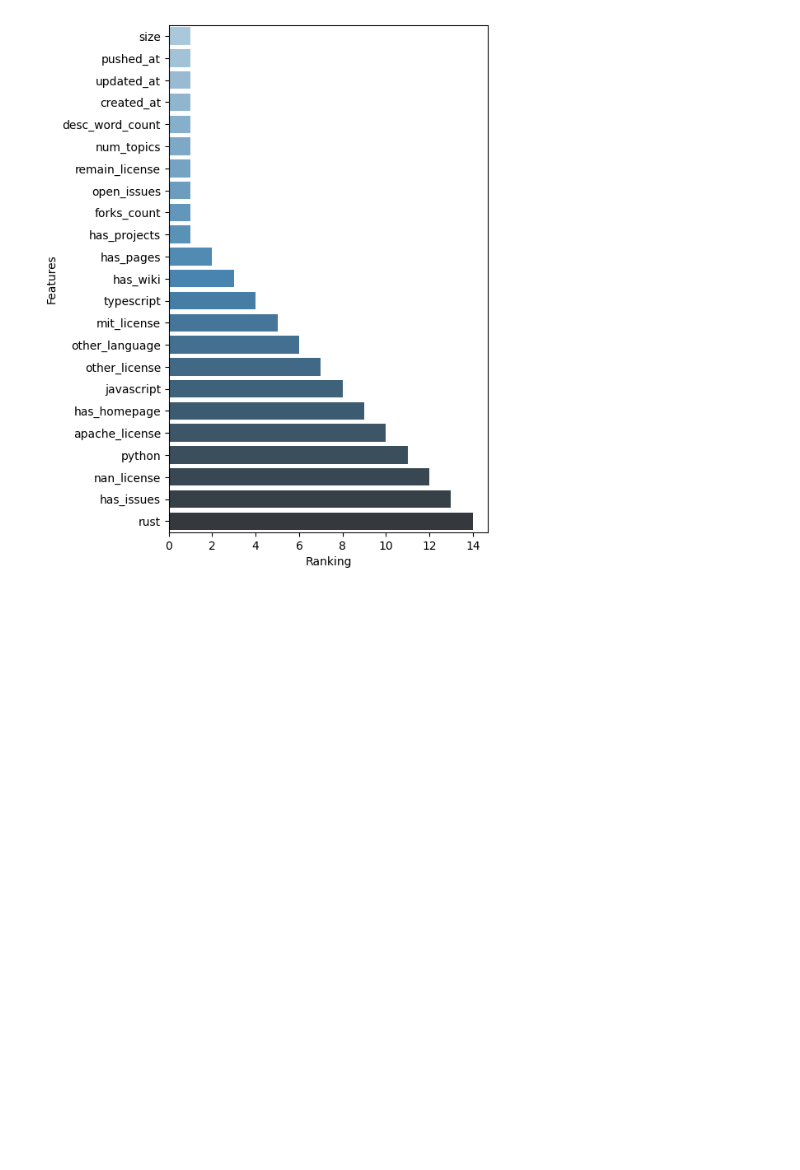
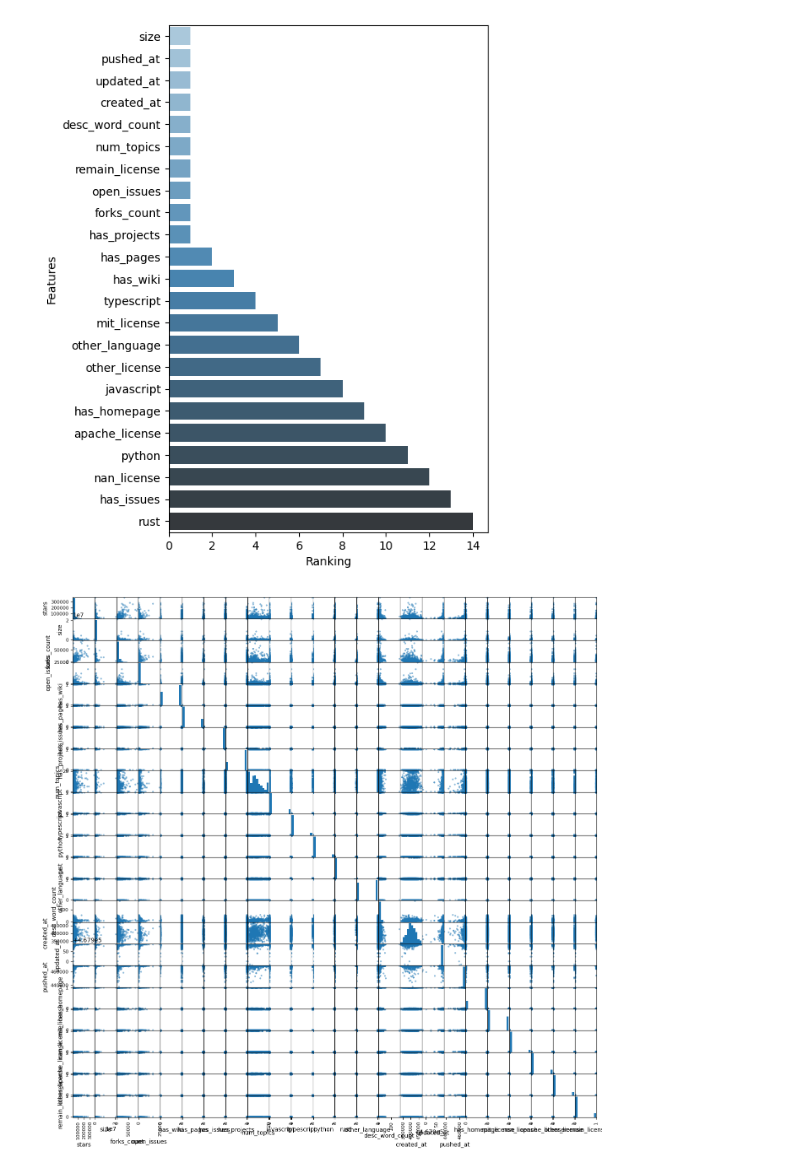
Before and after one commit to EmaDulj/Data-Engineering-II-Project, a Jupyter notebook: visualization.ipynb, the cells around one changed output. Saved outputs shown, nothing was run; the diff lists cells and outputs as text; code cells hidden in the pictures; blank space fills up the shorter version.

```diff
--- a/visualization.ipynb
+++ b/visualization.ipynb
@@ -153,3 +156,12 @@ sns.barplot(x='Ranking', y="Features", data=df, order=df.sort_values('Ranking').
 Name: Features, dtype: object
 <Axes: xlabel='Ranking', ylabel='Features'>
 [figure]
+# %%
+#df = pd.read_csv('with_author_details.csv')
+#df['author_type'] = df.author_type.apply(lambda x: 1 if x=='User' else 0)
+#
+df = pd.read_csv('1000random.csv')
+df = df.astype('int')
+pd.plotting.scatter_matrix(df,figsize=(16,16));
+# %% [output]
+[figure, added]
```
Also changed, not shown: parts of 3 cells of this notebook, 6 other files.
